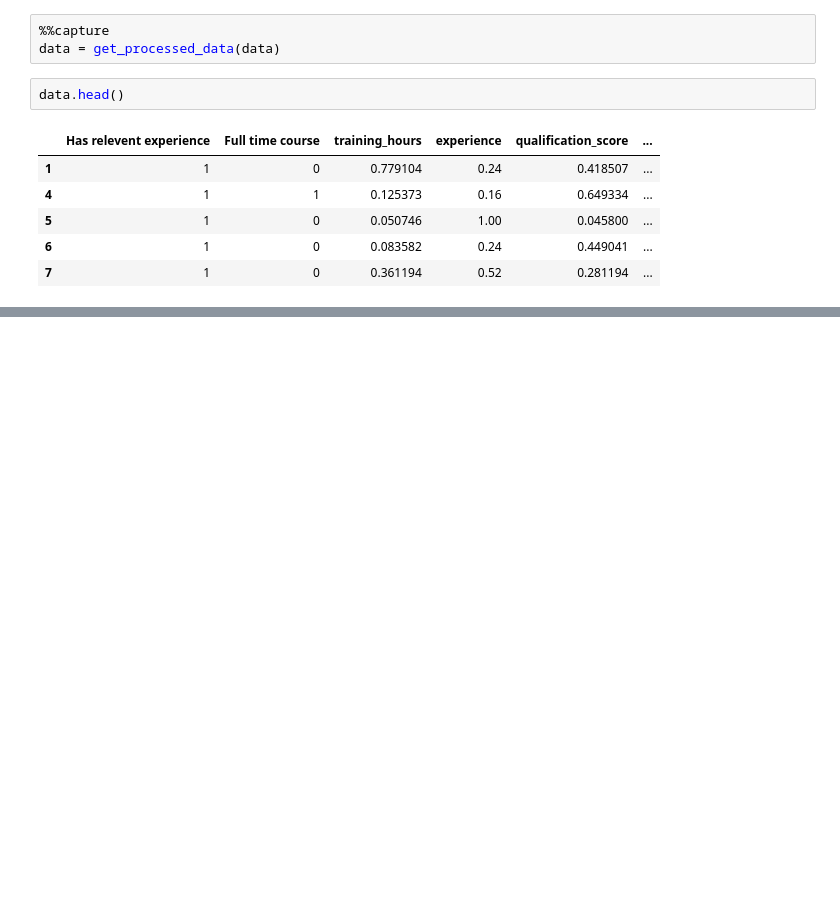
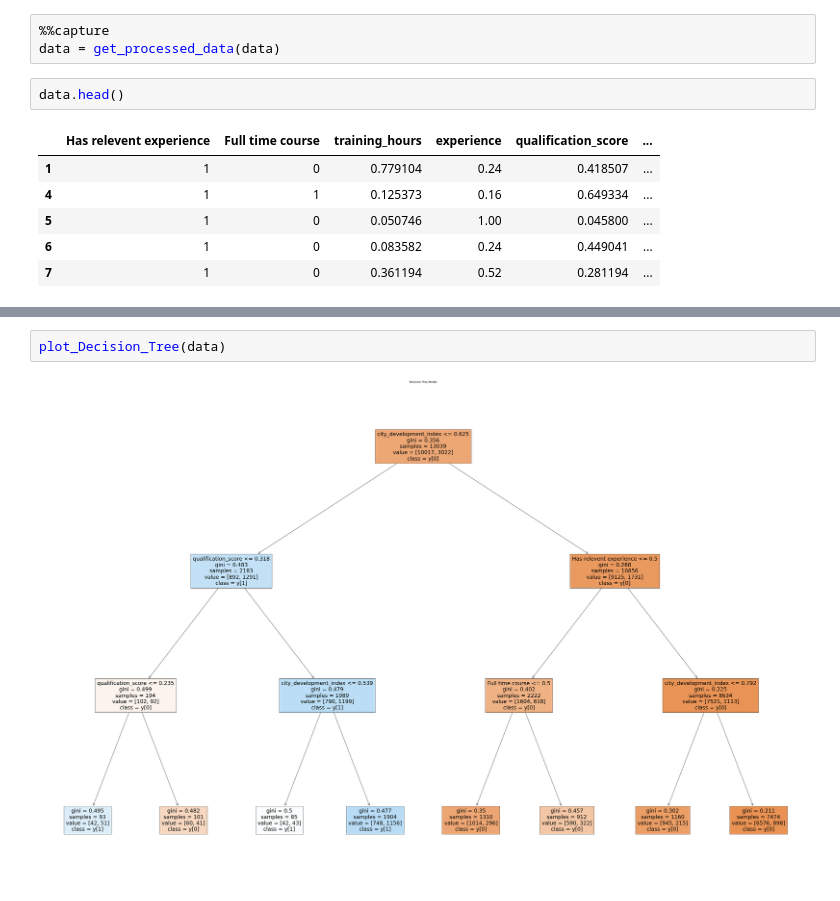
Before and after one commit to BarGanor/ml_project, a Jupyter notebook: project_part_2.ipynb, the cells around one changed output, grey strips where cells are left out. Saved outputs shown, nothing was run; the diff lists cells and outputs as text; blank space fills up the shorter version.

```diff
--- a/project_part_2.ipynb
+++ b/project_part_2.ipynb
@@ -57,0 +165,4 @@ TypeError: 'NoneType' object does not support item assignment
+# %%
+plot_Decision_Tree(data)
+# %% [output]
+[figure, added]
```
Also changed, not shown: parts of 20 cells of this notebook.
